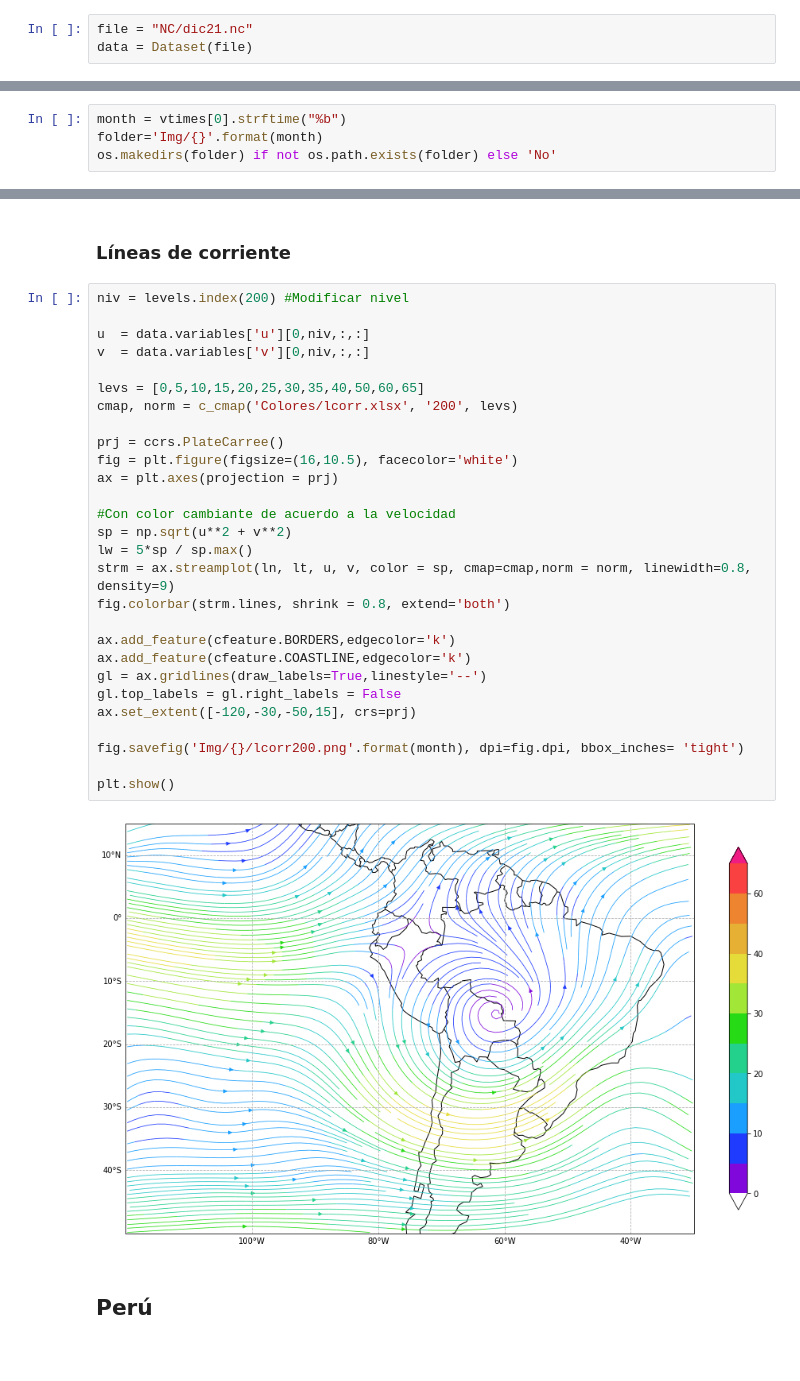
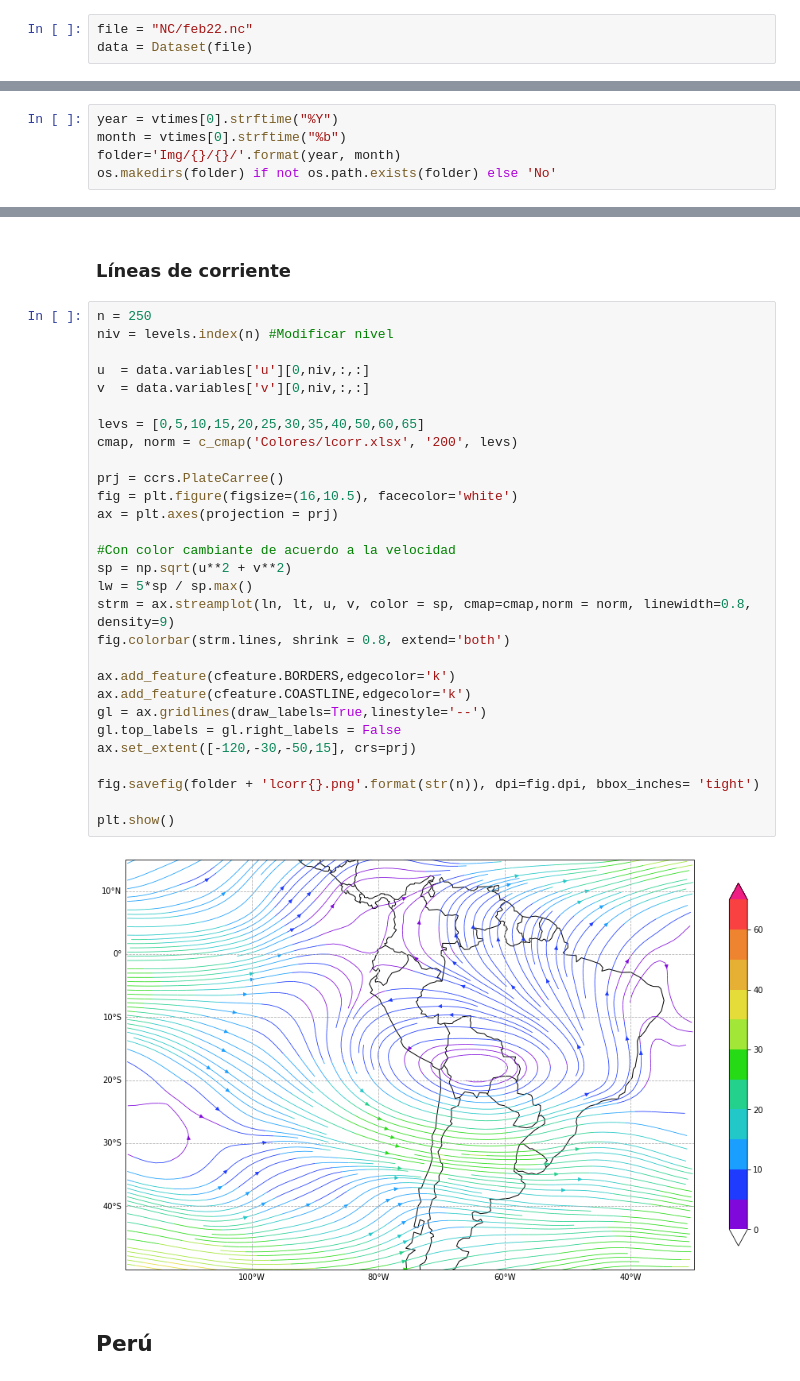
Before and after one commit to rosepb28/ERA5, a Jupyter notebook: era5.ipynb, the cells around one changed output, grey strips where cells are left out. Drawn from its saved outputs; the diff is of its cells as text.

```diff
--- a/era5.ipynb
+++ b/era5.ipynb
@@ -60,7 +60,7 @@ Result(content_length=25027896,content_type=application/x-netcdf,location=https:
 # %% [markdown]
 ## Lectura de archivo
 # %%
-file = "NC/dic21.nc"
+file = "NC/feb22.nc"
 data = Dataset(file)
 # %%
 for v in data.variables.keys():
@@ -103,8 +103,9 @@ times=data.variables['time']
 vtimes = num2date(times[:], times.units)
 levels = data['level'][:].tolist()
 # %%
+year = vtimes[0].strftime("%Y")
 month = vtimes[0].strftime("%b")
-folder='Img/{}'.format(month)
+folder='Img/{}/{}/'.format(year, month)
 os.makedirs(folder) if not os.path.exists(folder) else 'No'
 # %% [output]
 'No'
@@ -113,35 +114,36 @@ os.makedirs(folder) if not os.path.exists(folder) else 'No'
 # %% [markdown]
 ### Líneas de corriente
 # %%
-niv = levels.index(200) #Modificar nivel
+n = 250
+niv = levels.index(n) #Modificar nivel
 
 u  = data.variables['u'][0,niv,:,:]
 v  = data.variables['v'][0,niv,:,:]
 
 levs = [0,5,10,15,20,25,30,35,40,50,60,65]
 cmap, norm = c_cmap('Colores/lcorr.xlsx', '200', levs)
 
 prj = ccrs.PlateCarree()
 fig = plt.figure(figsize=(16,10.5), facecolor='white')
 ax = plt.axes(projection = prj)
 
 #Con color cambiante de acuerdo a la velocidad
 sp = np.sqrt(u**2 + v**2)
 lw = 5*sp / sp.max()
 strm = ax.streamplot(ln, lt, u, v, color = sp, cmap=cmap,norm = norm, linewidth=0.8, density=9)
 fig.colorbar(strm.lines, shrink = 0.8, extend='both')
 
 ax.add_feature(cfeature.BORDERS,edgecolor='k')
 ax.add_feature(cfeature.COASTLINE,edgecolor='k')
 gl = ax.gridlines(draw_labels=True,linestyle='--')
 gl.top_labels = gl.right_labels = False
 ax.set_extent([-120,-30,-50,15], crs=prj)
 
-fig.savefig('Img/{}/lcorr200.png'.format(month), dpi=fig.dpi, bbox_inches= 'tight')
+fig.savefig(folder + 'lcorr{}.png'.format(str(n)), dpi=fig.dpi, bbox_inches= 'tight')
 
 plt.show()
 # %% [output]
-[figure, old version]
+[figure, new version]
 # %% [markdown]
 ## Perú
 # %%
```
Also changed, not shown: parts of 6 cells of this notebook, 43 other files.
